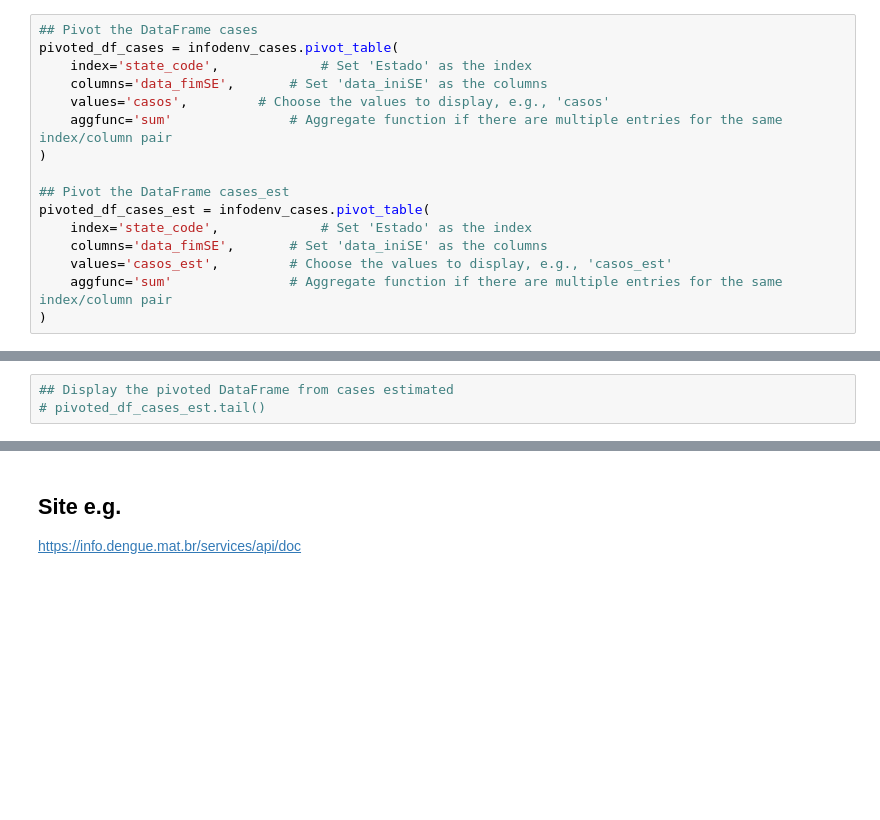
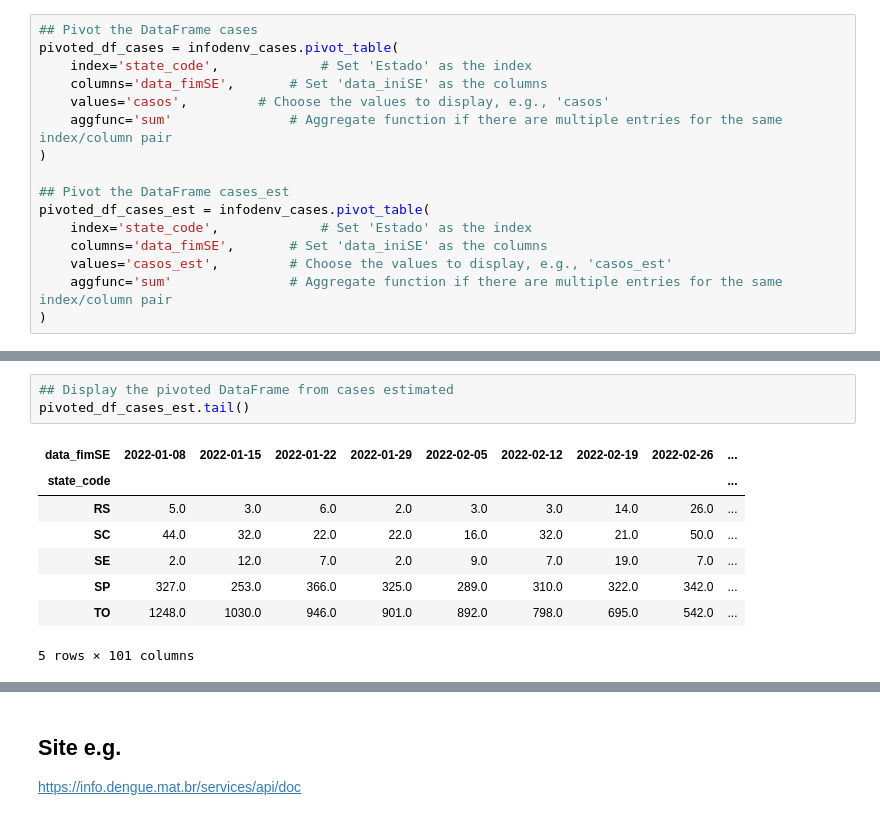
Before and after one commit to InstitutoTodosPelaSaude/arbo, a Jupyter notebook: EDA/scripts/arbo_api_infodenv.ipynb, the cells around one changed output, grey strips where cells are left out. Cells and saved outputs as stored; diff of their text form; blank space fills up the shorter version.

```diff
--- a/EDA/scripts/arbo_api_infodenv.ipynb
+++ b/EDA/scripts/arbo_api_infodenv.ipynb
@@ -216,6 +225,15 @@ pivoted_df_cases_est = infodenv_cases.pivot_table(
 # %%
 ## Display the pivoted DataFrame from cases estimated
-# pivoted_df_cases_est.tail()
+pivoted_df_cases_est.tail()
+# %% [output]
+| data_fimSE | 2022-01-08 | 2022-01-15 | 2022-01-22 | 2022-01-29 | 2022-02-05 | 2022-02-12 | 2022-02-19 | 2022-02-26 | ... |
+| state_code |  |  |  |  |  |  |  |  | ... |
+| RS | 5.0 | 3.0 | 6.0 | 2.0 | 3.0 | 3.0 | 14.0 | 26.0 | ... |
+| SC | 44.0 | 32.0 | 22.0 | 22.0 | 16.0 | 32.0 | 21.0 | 50.0 | ... |
+| SE | 2.0 | 12.0 | 7.0 | 2.0 | 9.0 | 7.0 | 19.0 | 7.0 | ... |
+| SP | 327.0 | 253.0 | 366.0 | 325.0 | 289.0 | 310.0 | 322.0 | 342.0 | ... |
+| TO | 1248.0 | 1030.0 | 946.0 | 901.0 | 892.0 | 798.0 | 695.0 | 542.0 | ... |
+5 rows × 101 columns
 # %%
 # Save the pivoted DataFrame from cases to a TSV file
 pivoted_df_cases.to_csv('results/casos_denv.tsv', sep='\t')
```
Also changed, not shown: parts of 4 cells of this notebook.
